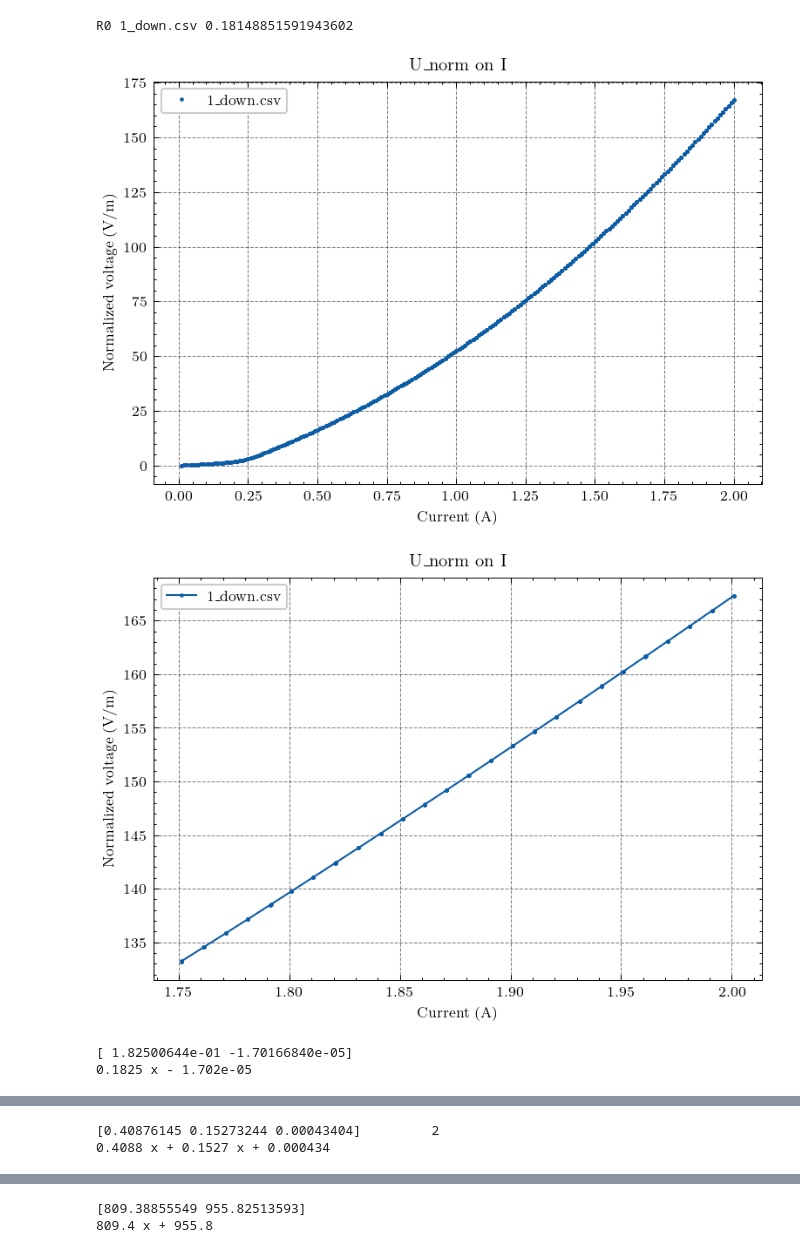
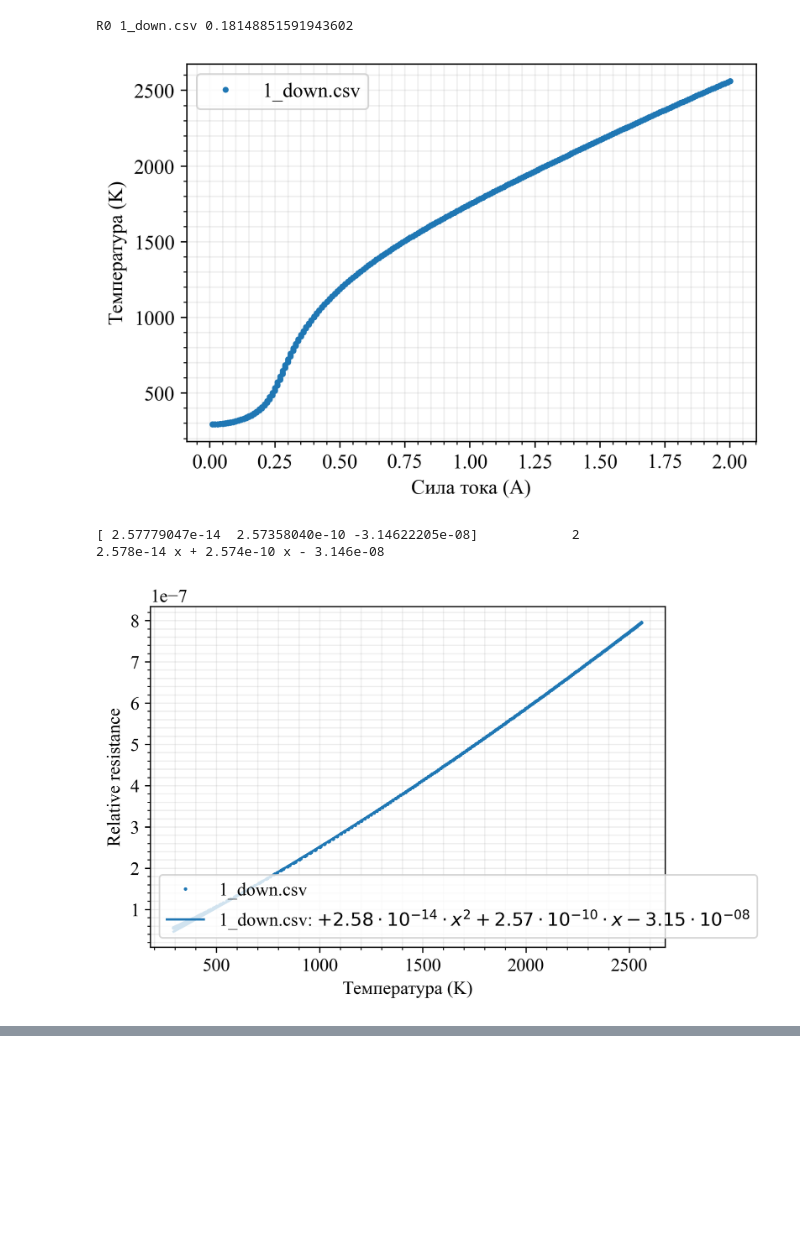
Before and after one commit to gleblug/vacuum-experiments, a Jupyter notebook: results/2025-02/plots.ipynb, the cells around one changed output, grey strips where cells are left out. Drawn from its saved outputs; the diff is of its cells as text; code cells hidden in the pictures; blank space fills up the shorter version.

```diff
--- a/results/2025-02/plots.ipynb
+++ b/results/2025-02/plots.ipynb
@@ -1,16 +1,22 @@
 # %%
 import numpy as np
 import matplotlib.pyplot as plt
-import scienceplots
 from scipy.interpolate import UnivariateSpline
 from collections import namedtuple
 from scipy.optimize import curve_fit
 
-plt.style.use(['science', 'grid'])
-plt.rcParams['figure.dpi'] = 150
+plt.rcParams['figure.dpi'] = 300
 plt.rcParams['figure.figsize'] = [6, 4]
-plt.rcParams['font.size'] = 8
+plt.rcParams['font.size'] = 12
 plt.rcParams['lines.markersize'] = 2.5
+plt.rcParams['xtick.minor.visible'] = True
+plt.rcParams['ytick.minor.visible'] = True
+plt.rcParams['axes.grid'] = True
+plt.rcParams['grid.color'] = "#aaaaaa"
+plt.rcParams['grid.alpha'] = 0.2
+plt.rcParams['axes.grid.which'] = 'both'
+plt.rcParams["font.family"] = "serif"
+plt.rcParams["font.serif"] = ["Times New Roman"]
 
 Values = namedtuple('Values', 'label values')
 
@@ -51,7 +57,7 @@ def plot(data: dict, x_name: str, y_name: str, fmt='.', x_min=None, x_max=None,
 
     ax.set_xlabel(data[x_name].label)
     ax.set_ylabel(data[y_name].label)
-    ax.set_title(f'{y_name} on {x_name}')
+    # ax.set_title(f'{y_name} on {x_name}')
     plt.legend()
     fname = f'{y_name}_on_{x_name}'
     directory = 'out'
@@ -102,28 +108,28 @@ for file in files:
 
     all_data[file] = {
         'rho': Values(label='Relative resistance', values=R/L0*(np.pi * (55e-6 ** 2))),
-        'I': Values(label='Current (A)', values=I),
+        'I': Values(label='Сила тока (A)', values=I),
         'U': Values(label='Voltage (V)', values=U),
         'U_norm': Values(label='Normalized voltage (V/m)', values=Unorm),
-        'T': Values(label='Temperature (K)', values=T),
+        'T': Values(label='Температура (K)', values=T),
         'dT_dI': Values(label='dT / dI', values=dT_dI),
-        'I_fine': Values(label='Current (A)', values=I_fine)
+        'I_fine': Values(label='Сила тока (A)', values=I_fine)
     }
 # %% [output]
 R0 1_down.csv 0.18148851591943602
 # %%
-plot(all_data, 'I', 'U_norm')
-plot(all_data, 'I', 'U_norm', fmt='.-', x_min=1.75)
-plot(all_data, 'I', 'U', fmt='o', x_max=0.25, approx_range=(0, 0.04))
-plot(all_data, 'I', 'U', fmt='o', x_max=0.25, approx_range=(0, 0.15), approx_order=2)
-plot(all_data, 'I', 'T')
-plot(all_data, 'I', 'T', approx_range=(1.3,1.7), approx_order=1)
-plot(all_data, 'I', 'T', approx_range=(0.75,1.7), approx_order=3)
-plot(all_data, 'I_fine', 'dT_dI')
-plot(all_data, 'I_fine', 'dT_dI', x_min=1.25)
+# plot(all_data, 'I', 'U_norm')
+# plot(all_data, 'I', 'U_norm', fmt='.-', x_min=1.75)
+# plot(all_data, 'I', 'U', fmt='o', x_max=0.25, approx_range=(0, 0.04))
+# plot(all_data, 'I', 'U', fmt='o', x_max=0.25, approx_range=(0, 0.15), approx_order=2)
+plot(all_data, 'I', 'T', fmt='o')
+# plot(all_data, 'I', 'T', approx_range=(1.3,1.7), approx_order=1)
+# plot(all_data, 'I', 'T', approx_range=(0.75,1.7), approx_order=3)
+# plot(all_data, 'I_fine', 'dT_dI')
+# plot(all_data, 'I_fine', 'dT_dI', x_min=1.25)
 plot(all_data, 'T', 'rho', approx_range=(500, 2500), approx_order=2)
 # %% [output]
-[figure, old version]
+[figure, new version]
+[ 2.57779047e-14  2.57358040e-10 -3.14622205e-08]            2
+2.578e-14 x + 2.574e-10 x - 3.146e-08
-[figure, old version]
+[figure, new version]
-[ 1.82500644e-01 -1.70166840e-05]
-0.1825 x - 1.702e-05
@@ -131,2 +135,0 @@ plot(all_data, 'T', 'rho', approx_range=(500, 2500), approx_order=2)
-[0.40876145 0.15273244 0.00043404]         2
-0.4088 x + 0.1527 x + 0.000434
@@ -135,2 +135,0 @@ plot(all_data, 'T', 'rho', approx_range=(500, 2500), approx_order=2)
-[809.38855549 955.82513593]
-809.4 x + 955.8
```
Also changed, not shown: parts of 7 cells of this notebook, 15 other files.
